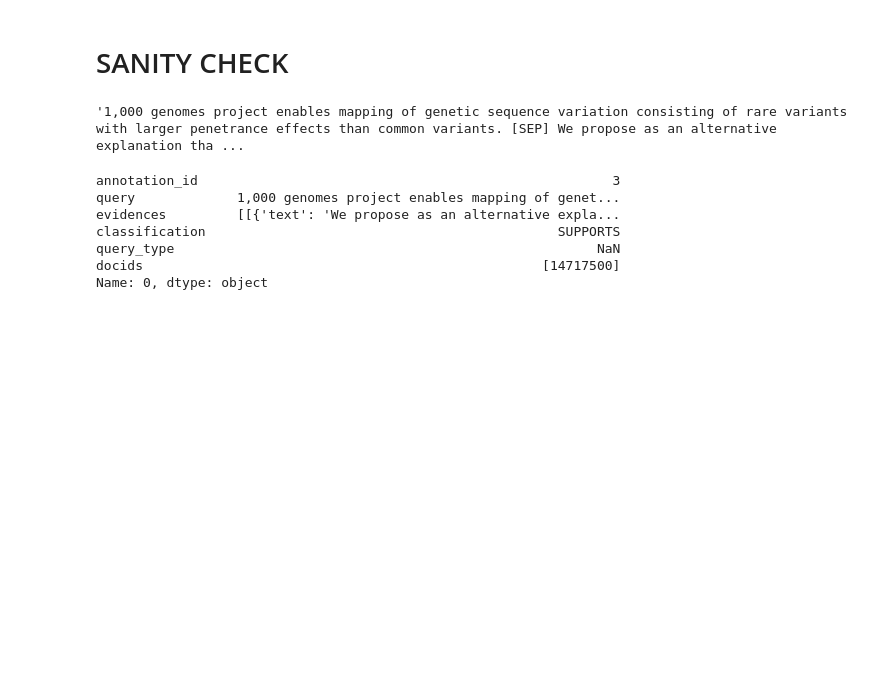
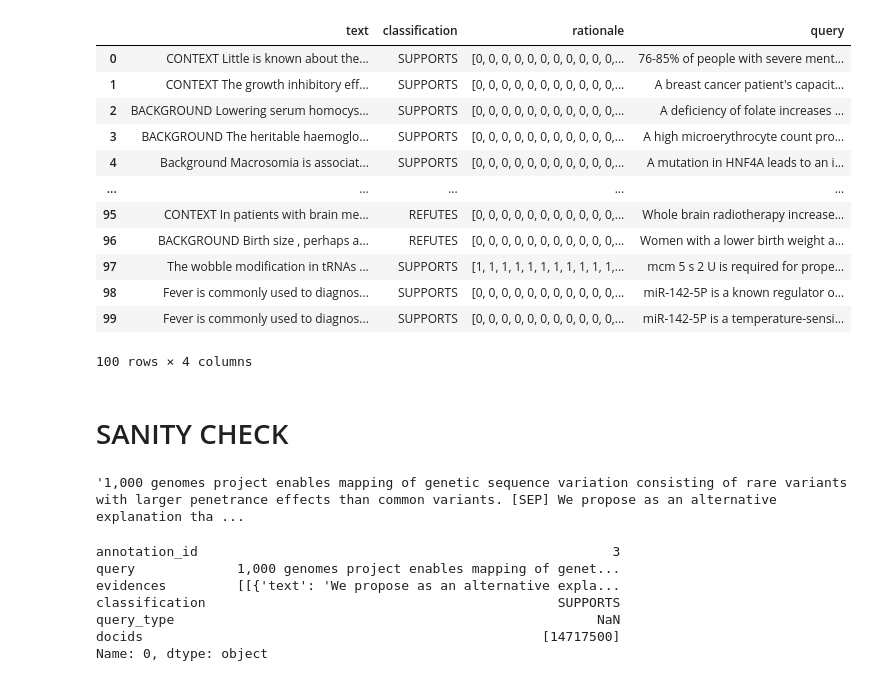
Before and after one commit to shaggyday/evaluating-human-rationales, a Jupyter notebook: csv/scifact_generate_csv.ipynb, the cells around one changed output. Drawn from its saved outputs; the diff is of its cells as text; code cells hidden in the pictures; blank space fills up the shorter version.

```diff
--- a/csv/scifact_generate_csv.ipynb
+++ b/csv/scifact_generate_csv.ipynb
@@ -35,8 +35,10 @@ def to_data_df(df, data_dir):
 #         QA = f"{query} [SEP] {text}"
 #         rationale_mask = [1]*(len(query.split())+1) + rationale_mask
 
-        QA = f"{text}[SEP] {query}"
-        rationale_mask = rationale_mask + [1]*(len(query.split())+1)
+#         QA = f"{text}[SEP] {query}"
+#         rationale_mask = rationale_mask + [1]*(len(query.split())+1)
+
+        QA = text
 
         data_df.append([QA, classification, rationale_mask, query])
     data_df = pd.DataFrame(data_df, columns=columns)
@@ -58,6 +60,22 @@ test_data_df = to_data_df(test, data_dir)
 test_data_df.to_csv(f"{dataset}/test.csv",index_label="id")
 val_data_df = to_data_df(val, data_dir)
 val_data_df.to_csv(f"{dataset}/val.csv",index_label="id")
+# %%
+val_data_df
+# %% [output]
+|  | text | classification | rationale | query |
+| 0 | CONTEXT Little is known about the... | SUPPORTS | [0, 0, 0, 0, 0, 0, 0, 0, 0, 0, 0,... | 76-85% of people with severe ment... |
+| 1 | CONTEXT The growth inhibitory eff... | SUPPORTS | [0, 0, 0, 0, 0, 0, 0, 0, 0, 0, 0,... | A breast cancer patient's capacit... |
+| 2 | BACKGROUND Lowering serum homocys... | SUPPORTS | [0, 0, 0, 0, 0, 0, 0, 0, 0, 0, 0,... | A deficiency of folate increases ... |
+| 3 | BACKGROUND The heritable haemoglo... | SUPPORTS | [0, 0, 0, 0, 0, 0, 0, 0, 0, 0, 0,... | A high microerythrocyte count pro... |
+| 4 | Background Macrosomia is associat... | SUPPORTS | [0, 0, 0, 0, 0, 0, 0, 0, 0, 0, 0,... | A mutation in HNF4A leads to an i... |
+| ... | ... | ... | ... | ... |
+| 95 | CONTEXT In patients with brain me... | REFUTES | [0, 0, 0, 0, 0, 0, 0, 0, 0, 0, 0,... | Whole brain radiotherapy increase... |
+| 96 | BACKGROUND Birth size , perhaps a... | REFUTES | [0, 0, 0, 0, 0, 0, 0, 0, 0, 0, 0,... | Women with a lower birth weight a... |
+| 97 | The wobble modification in tRNAs ... | SUPPORTS | [1, 1, 1, 1, 1, 1, 1, 1, 1, 1, 1,... | mcm 5 s 2 U is required for prope... |
+| 98 | Fever is commonly used to diagnos... | SUPPORTS | [0, 0, 0, 0, 0, 0, 0, 0, 0, 0, 0,... | miR-142-5P is a known regulator o... |
+| 99 | Fever is commonly used to diagnos... | SUPPORTS | [0, 0, 0, 0, 0, 0, 0, 0, 0, 0, 0,... | miR-142-5P is a temperature-sensi... |
+100 rows × 4 columns
 # %% [markdown]
 # SANITY CHECK
 # %%
```
Also changed, not shown: 18 other files.
